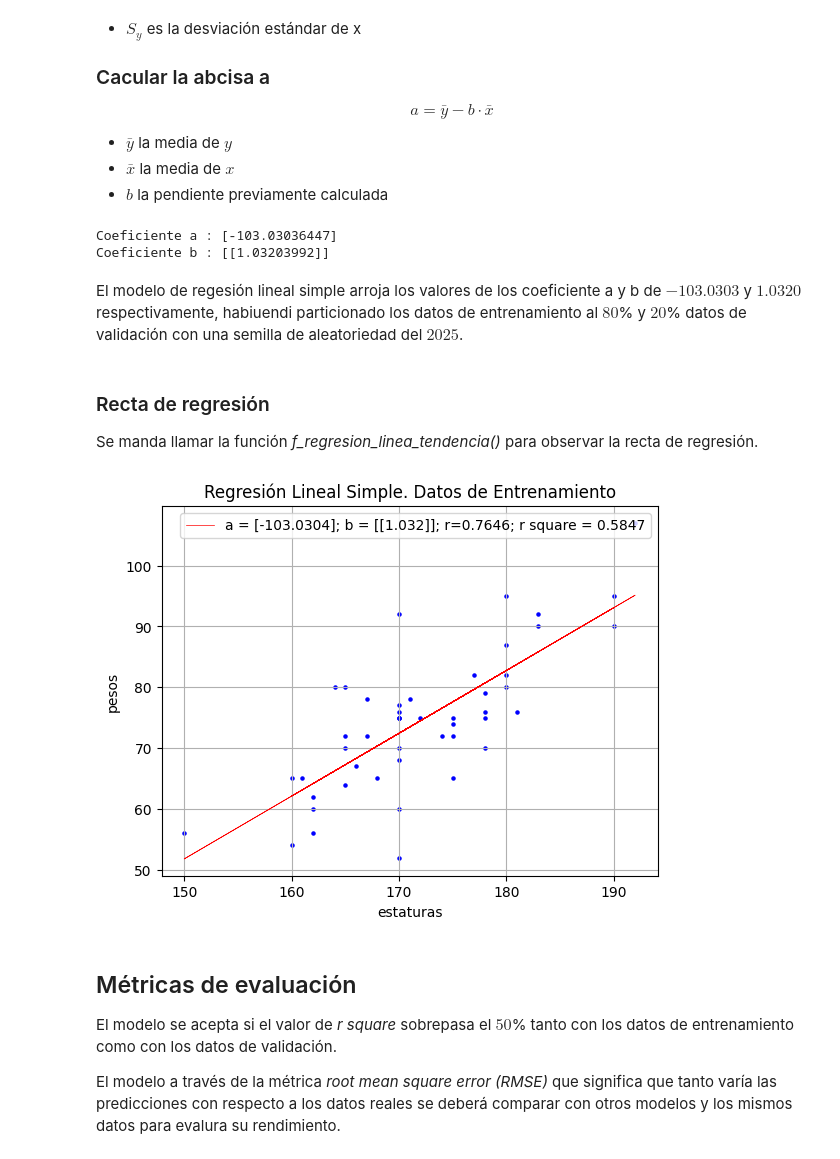
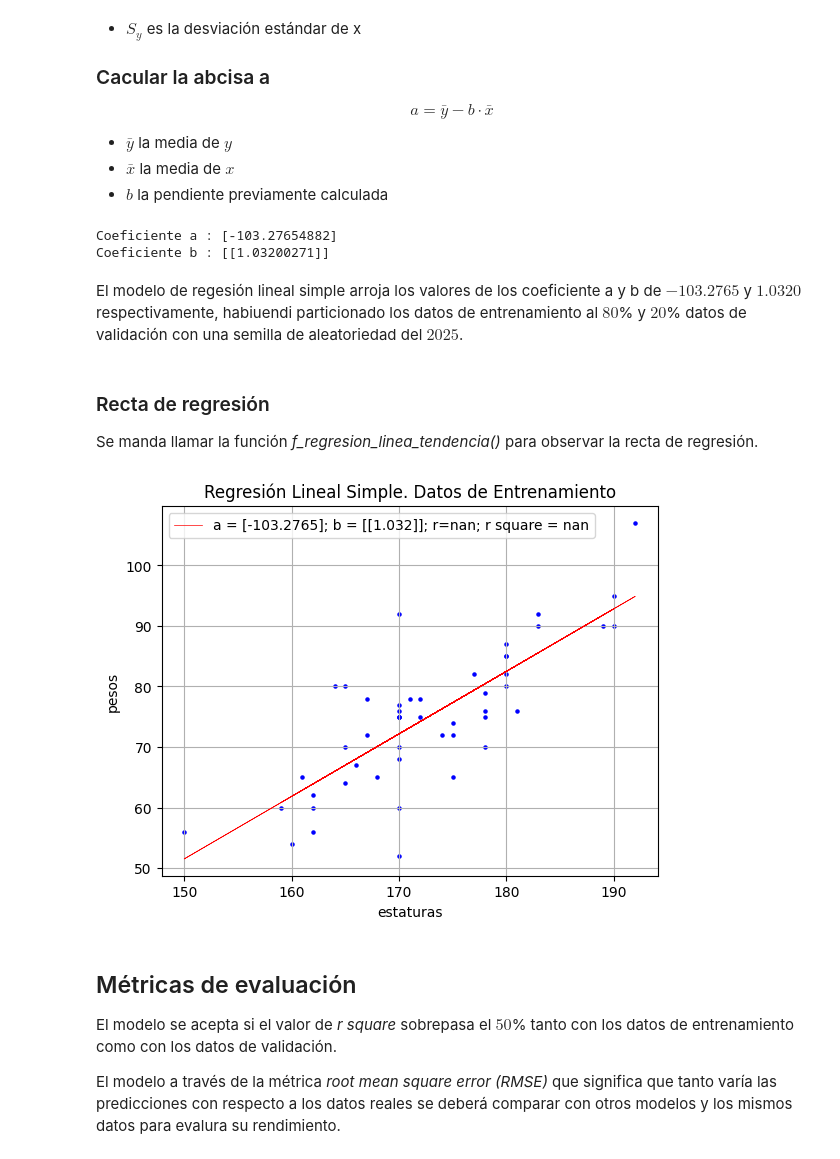
Before and after one commit to rpizarrog/innovacion-empresarial, a Jupyter notebook: notebook_python/Caso_01_Regresión_Lineal_Simple_Estaturas_Pesos_Personas.ipynb, the cells around one changed output. Saved outputs shown, nothing was run; the diff lists cells and outputs as text; code cells hidden in the pictures.

```diff
--- a/notebook_python/Caso_01_Regresión_Lineal_Simple_Estaturas_Pesos_Personas.ipynb
+++ b/notebook_python/Caso_01_Regresión_Lineal_Simple_Estaturas_Pesos_Personas.ipynb
@@ -192,11 +192,11 @@ def f_regresion_linea_tendencia(modelo, x, y, x_nombre, y_nombre):
   b = modelo.coef_       # El valor de la pendiente
 
   # Datos de cova y correlacion con los valores de entrenamiento
-  covar, r, r_square = f_cov_corr(estaturas_train, pesos_train)
+  covar, r, r_square = f_cov_corr(x, y)
 
   # Líena de tendencia
-  linea_tendencia = modelo.predict(estaturas_train.reshape(-1, 1))
-  plt.plot(estaturas_train.reshape(-1, 1), linea_tendencia, color='red', linewidth=0.5,
+  linea_tendencia = modelo.predict(x.reshape(-1, 1))
+  plt.plot(x.reshape(-1, 1), linea_tendencia, color='red', linewidth=0.5,
            label=f'a = {np.round(a, 4)}; b = {np.round(b, 4)}; r={np.round(r, 4)}; r square = {np.round(r_square, 4)}')
 
   plt.xlabel(x_nombre)
@@ -347,7 +344,8 @@ Se utiiza el método *train_test_split()* que forma parte de la librería Scikit
 El argumento *test_size* establece el 20% para datos de validación por lo que el $80$% pertenece a los datos de entrenamiento y el resto a datos de validación o prueba.
 # %%
 
-
+v_independiente = datos[independiente].to_numpy()
+v_dependiente = datos[dependiente].to_numpy()
 
 ind_train, ind_test, dep_train, dep_test = train_test_split(v_independiente, v_dependiente,
                                                                             test_size=0.2,
@@ -438,20 +436,21 @@ b = modelo.coef_       # El valor de la pendiente b
 print ("Coeficiente a :", a)
 print ("Coeficiente b :", b)
 # %% [output]
-Coeficiente a : [-103.03036447]
-Coeficiente b : [[1.03203992]]
+Coeficiente a : [-103.27654882]
+Coeficiente b : [[1.03200271]]
 # %% [markdown]
-El modelo de regesión lineal simple arroja los valores de los coeficiente a y b de $-103.0303$ y $1.0320$ respectivamente, habiuendi particionado los datos de entrenamiento al $80$% y $20$% datos de validación con una semilla de aleatoriedad del $2025$.
+El modelo de regesión lineal simple arroja los valores de los coeficiente a y b de $-103.2765$ y $1.0320$ respectivamente, habiuendi particionado los datos de entrenamiento al $80$% y $20$% datos de validación con una semilla de aleatoriedad del $2025$.
 # %% [markdown]
 ### Recta de regresión
 
 Se manda llamar la función *f_regresion_linea_tendencia()* para observar la recta de regresión.
 # %%
+f_regresion_linea_tendencia(modelo, ind_train.reshape(-1, 1), dep_train.reshape(-1, 1), independiente, dependiente)
 
-f_regresion_linea_tendencia(modelo, ind_train.reshape(-1, 1), dep_train.reshape(-1, 1),
-                             independiente, dependiente)
+
+# Pendiente algún error
 # %% [output]
-[figure, old version]
+[figure, new version]
 # %% [markdown]
 ## Métricas de evaluación
 
```
Also changed, not shown: parts of 15 cells of this notebook.
